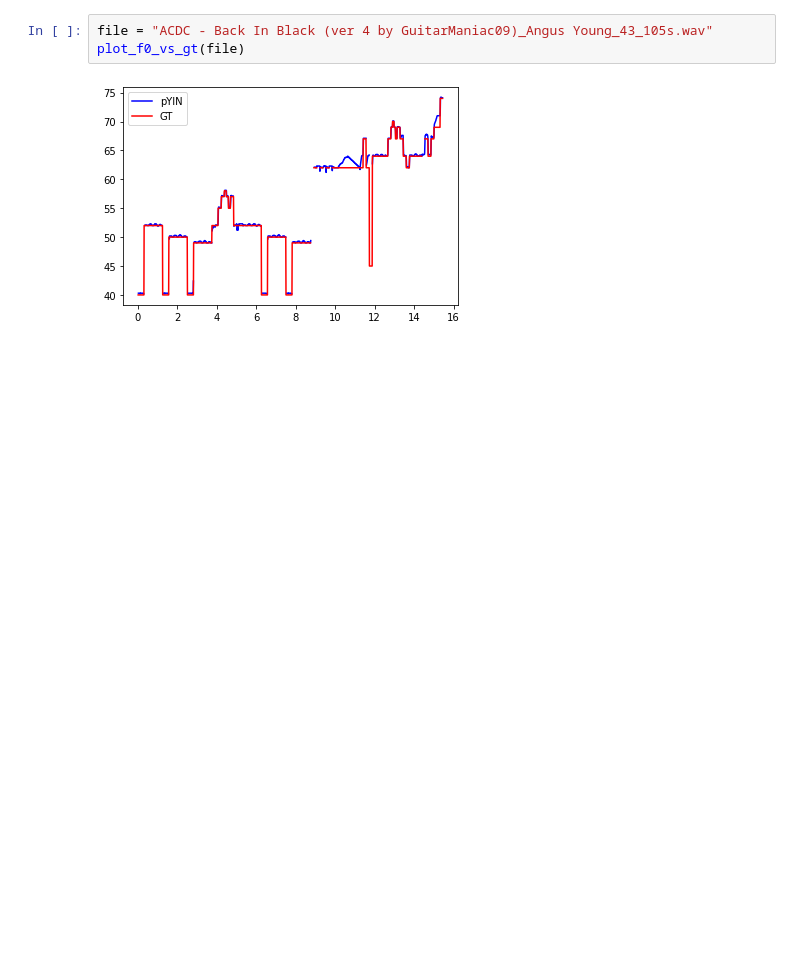
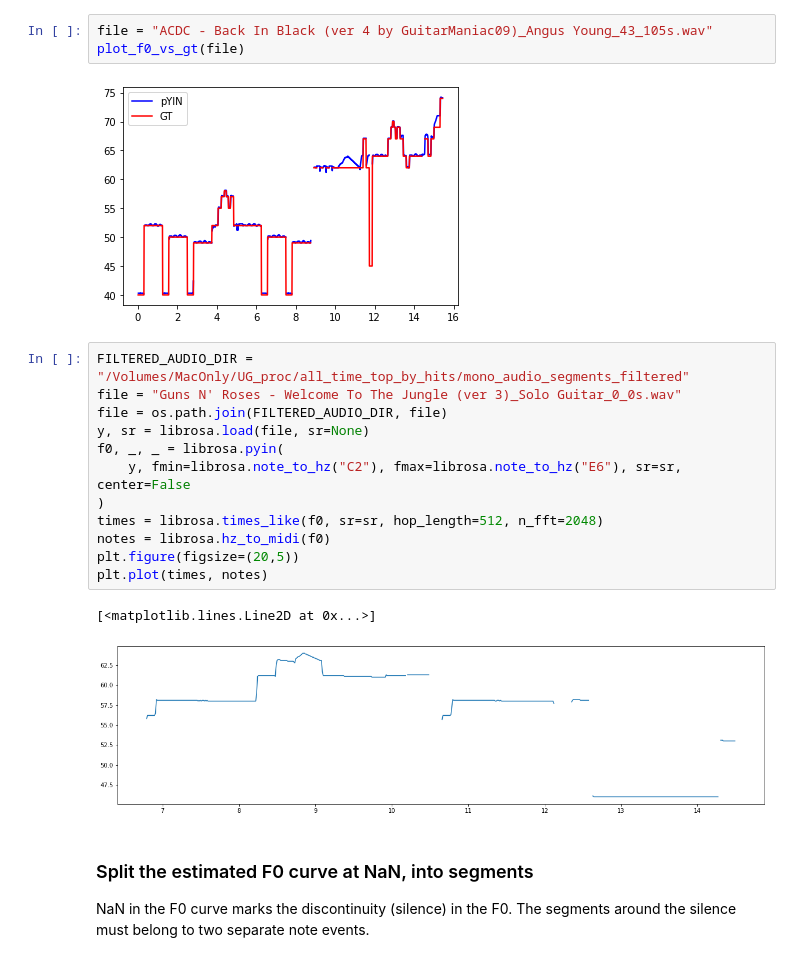
Before and after one commit to jwang44/GuitarPro-Stuff, a Jupyter notebook: analyze_f0.ipynb, the cells around one changed output. Cells and saved outputs as stored; diff of their text form; blank space fills up the shorter version.

Commit message:
split an example F0 curve into note events

```diff
--- a/analyze_f0.ipynb
+++ b/analyze_f0.ipynb
@@ -137,3 +137,21 @@ file = "ACDC - Back In Black (ver 4 by GuitarManiac09)_Angus Young_43_105s.wav"
 plot_f0_vs_gt(file)
 # %% [output]
 [figure]
+# %%
+FILTERED_AUDIO_DIR = "/Volumes/MacOnly/UG_proc/all_time_top_by_hits/mono_audio_segments_filtered"
+file = "Guns N' Roses - Welcome To The Jungle (ver 3)_Solo Guitar_0_0s.wav"
+file = os.path.join(FILTERED_AUDIO_DIR, file)
+y, sr = librosa.load(file, sr=None)
+f0, _, _ = librosa.pyin(
+    y, fmin=librosa.note_to_hz("C2"), fmax=librosa.note_to_hz("E6"), sr=sr, center=False
+)
+times = librosa.times_like(f0, sr=sr, hop_length=512, n_fft=2048)
+notes = librosa.hz_to_midi(f0)
+plt.figure(figsize=(20,5))
+plt.plot(times, notes)
+# %% [output]
+[<matplotlib.lines.Line2D at 0x...>]
+[figure, added]
+# %% [markdown]
+### Split the estimated F0 curve at NaN, into segments
+NaN in the F0 curve marks the discontinuity (silence) in the F0. The segments around the silence must belong to two separate note events.
```
Also changed, not shown: parts of 11 cells of this notebook.
